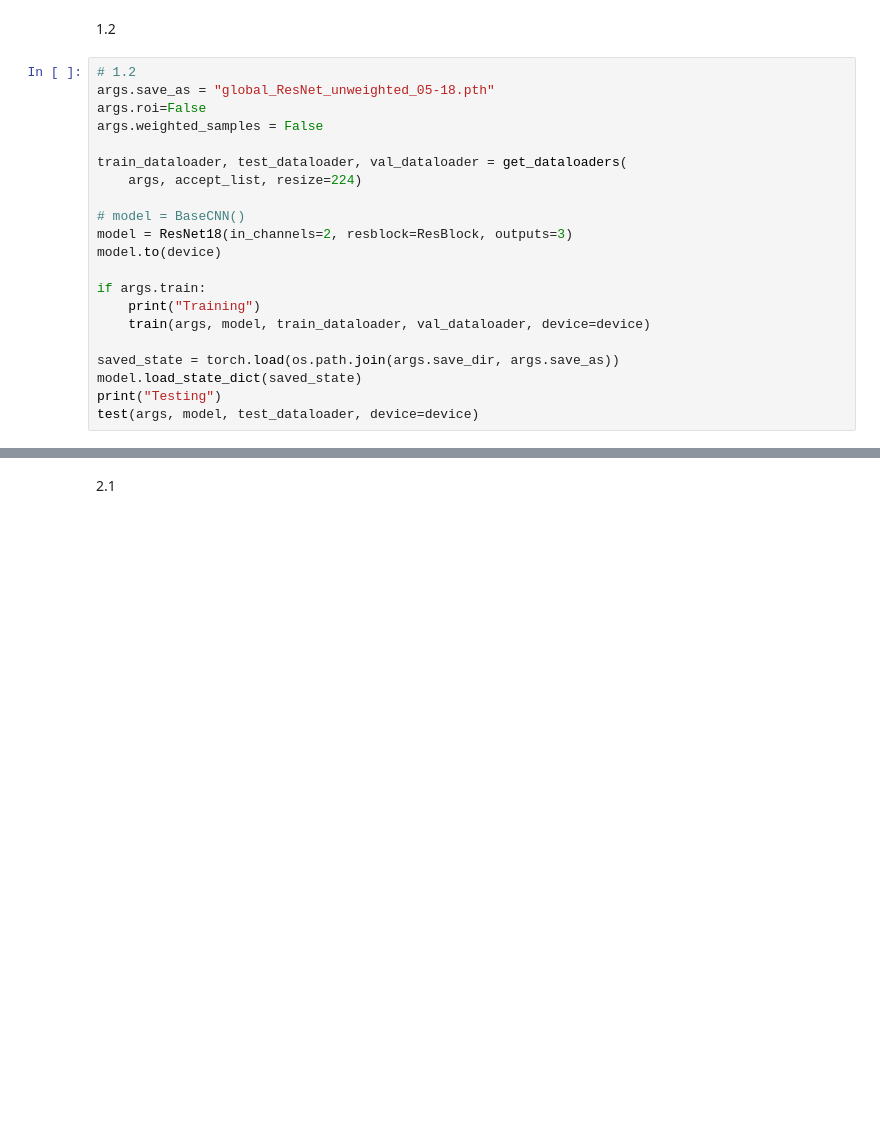
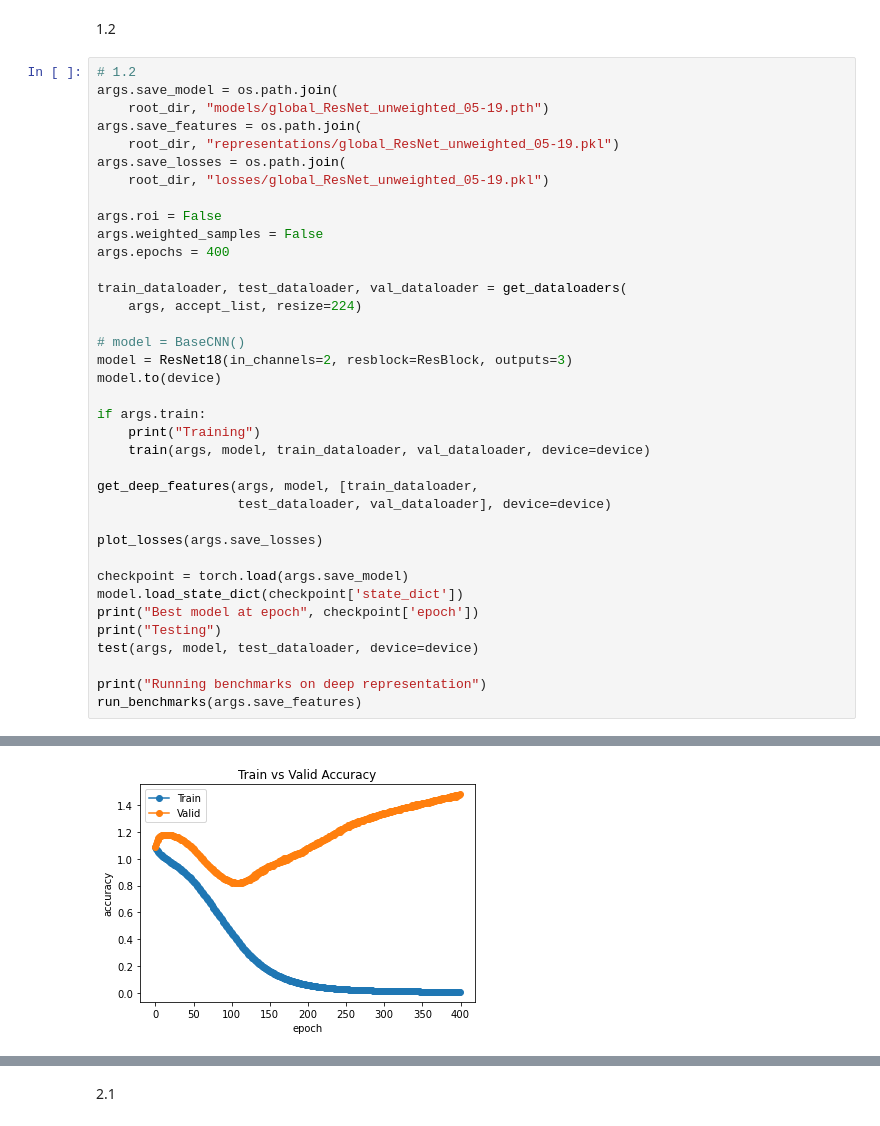
Before and after one commit to rmattson1008/ornet, a Jupyter notebook: benchmarks/experiments.ipynb, the cells around one changed output, grey strips where cells are left out. Saved outputs shown, nothing was run; the diff lists cells and outputs as text; blank space fills up the shorter version.

```diff
--- a/benchmarks/experiments.ipynb
+++ b/benchmarks/experiments.ipynb
@@ -152,9 +315,16 @@ Accuracy: tensor(0.4167, device='cuda:0')
 1.2
 # %%
 # 1.2
-args.save_as = "global_ResNet_unweighted_05-18.pth"
-args.roi=False
+args.save_model = os.path.join(
+    root_dir, "models/global_ResNet_unweighted_05-19.pth")
+args.save_features = os.path.join(
+    root_dir, "representations/global_ResNet_unweighted_05-19.pkl")
+args.save_losses = os.path.join(
+    root_dir, "losses/global_ResNet_unweighted_05-19.pkl")
+
+args.roi = False
 args.weighted_samples = False
+args.epochs = 400
 
 train_dataloader, test_dataloader, val_dataloader = get_dataloaders(
     args, accept_list, resize=224)
@@ -167,10 +337,19 @@ if args.train:
     print("Training")
     train(args, model, train_dataloader, val_dataloader, device=device)
 
-saved_state = torch.load(os.path.join(args.save_dir, args.save_as))
-model.load_state_dict(saved_state)
+get_deep_features(args, model, [train_dataloader,
+                  test_dataloader, val_dataloader], device=device)
+
+plot_losses(args.save_losses)
+
+checkpoint = torch.load(args.save_model)
+model.load_state_dict(checkpoint['state_dict'])
+print("Best model at epoch", checkpoint['epoch'])
 print("Testing")
 test(args, model, test_dataloader, device=device)
+
+print("Running benchmarks on deep representation")
+run_benchmarks(args.save_features)
 # %% [output]
 Using global image inputs
 /data/ornet/single_cells_cnns
@@ -184,0 +371 @@ Accuracy: tensor(0.5000, device='cuda:0')
+[figure, added]
```
Also changed, not shown: parts of 22 cells of this notebook.
